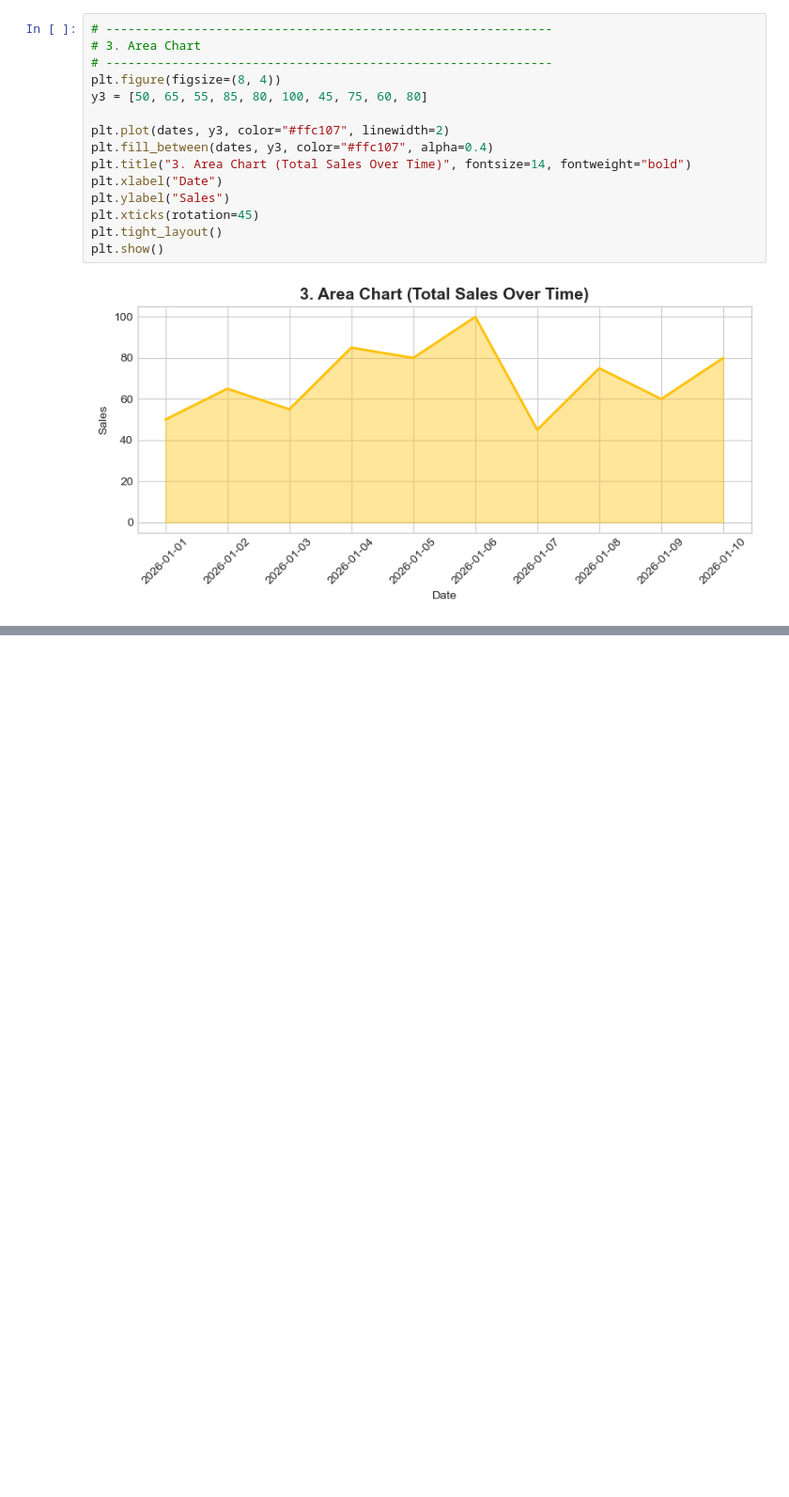
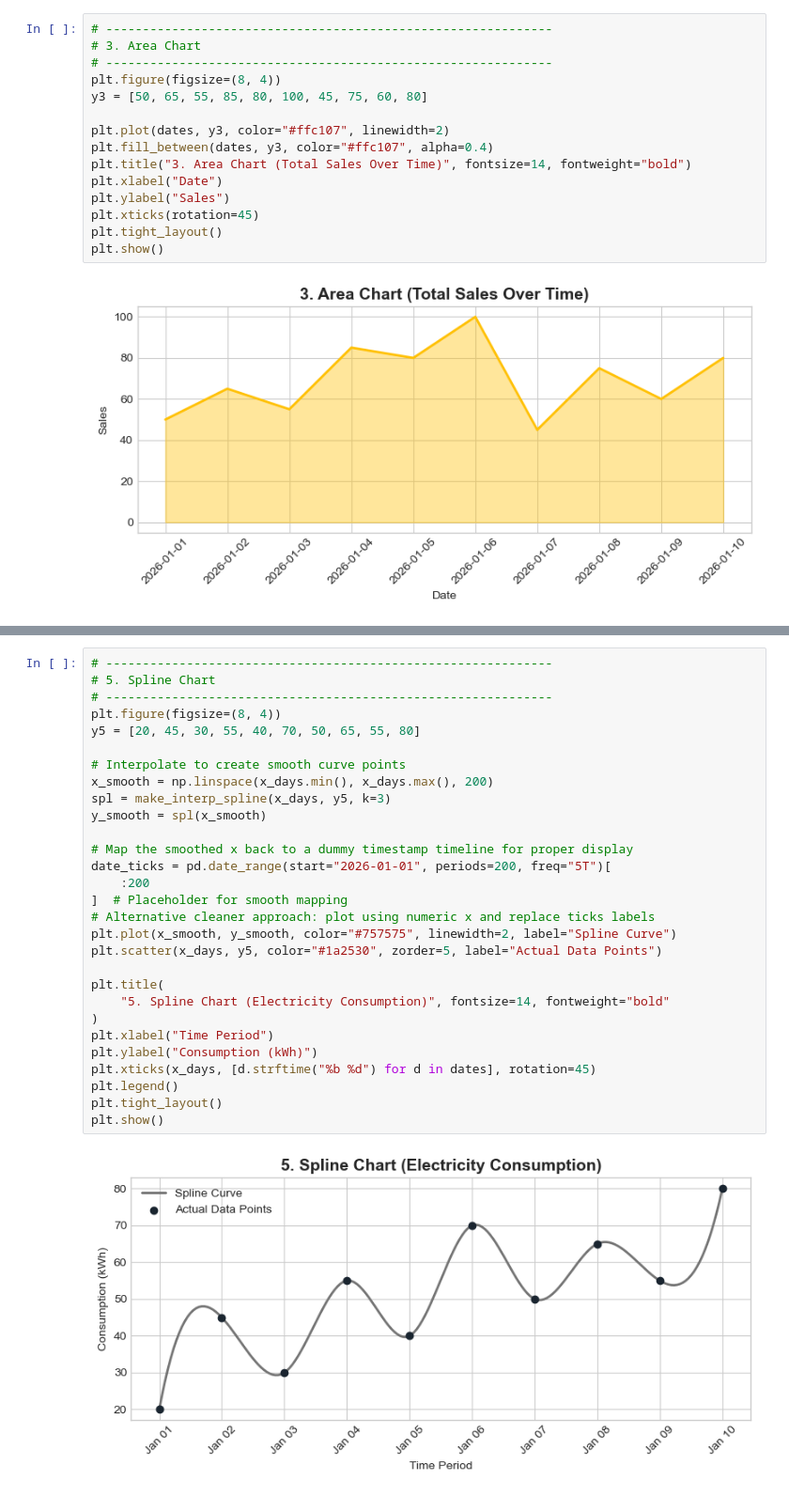
Before and after one commit to Kurodataio/Data_Visualizations, a Jupyter notebook: data_visualizations.ipynb, the cells around one changed output, grey strips where cells are left out. Shown at 94% size. Drawn from its saved outputs; the diff is of its cells as text; blank space fills up the shorter version.

```diff
--- a/data_visualizations.ipynb
+++ b/data_visualizations.ipynb
@@ -78,0 +109,31 @@ plt.show()
+# %%
+# -------------------------------------------------------------
+# 5. Spline Chart
+# -------------------------------------------------------------
+plt.figure(figsize=(8, 4))
+y5 = [20, 45, 30, 55, 40, 70, 50, 65, 55, 80]
+
+# Interpolate to create smooth curve points
+x_smooth = np.linspace(x_days.min(), x_days.max(), 200)
+spl = make_interp_spline(x_days, y5, k=3)
+y_smooth = spl(x_smooth)
+
+# Map the smoothed x back to a dummy timestamp timeline for proper display
+date_ticks = pd.date_range(start="2026-01-01", periods=200, freq="5T")[
+    :200
+]  # Placeholder for smooth mapping
+# Alternative cleaner approach: plot using numeric x and replace ticks labels
+plt.plot(x_smooth, y_smooth, color="#757575", linewidth=2, label="Spline Curve")
+plt.scatter(x_days, y5, color="#1a2530", zorder=5, label="Actual Data Points")
+
+plt.title(
+    "5. Spline Chart (Electricity Consumption)", fontsize=14, fontweight="bold"
+)
+plt.xlabel("Time Period")
+plt.ylabel("Consumption (kWh)")
+plt.xticks(x_days, [d.strftime("%b %d") for d in dates], rotation=45)
+plt.legend()
+plt.tight_layout()
+plt.show()
+# %% [output]
+[figure, added]
```
Also changed, not shown: parts of 1 cell of this notebook.
